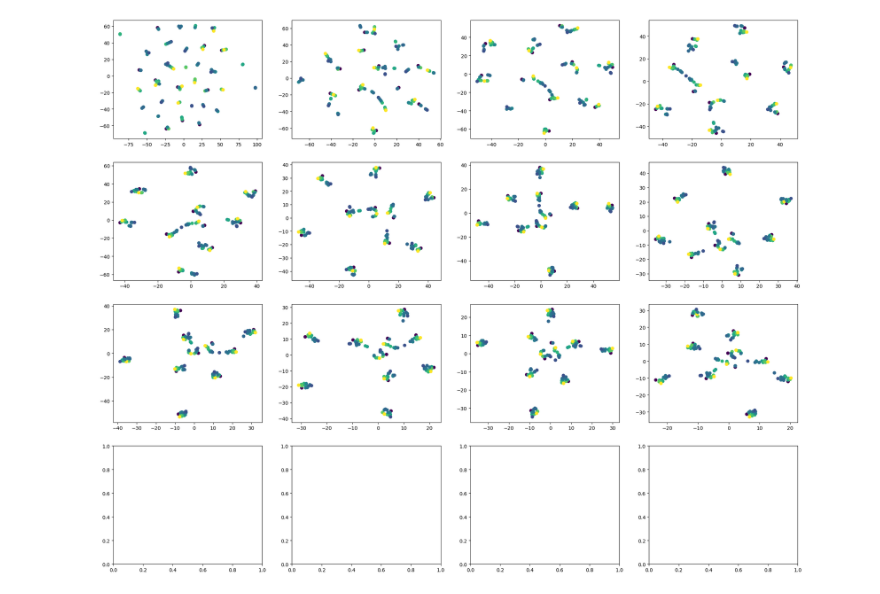
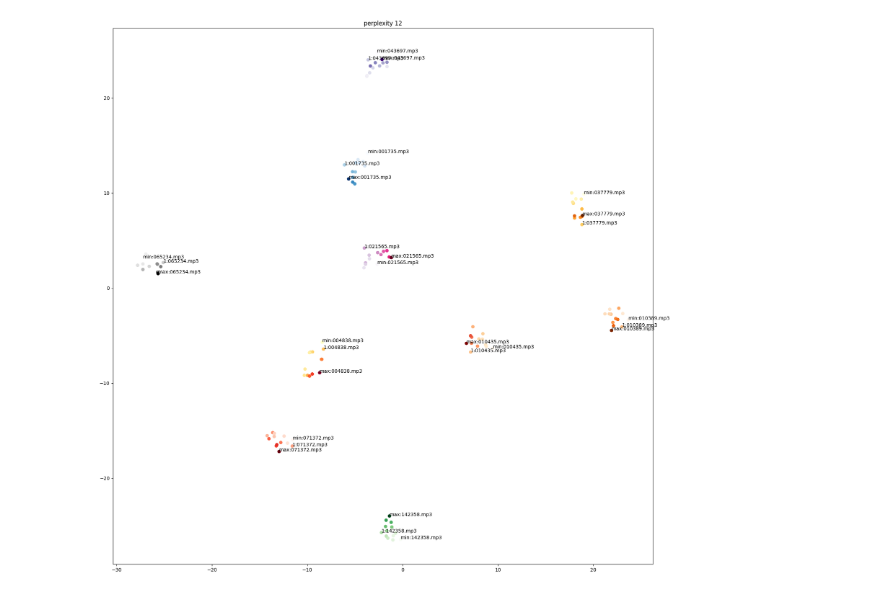
Before and after one commit to pietrocariola/ismir2026, a Jupyter notebook: visualizations.ipynb, the cells around one changed output. Cells and saved outputs as stored; diff of their text form; code cells hidden in the pictures.

```diff
--- a/visualizations.ipynb
+++ b/visualizations.ipynb
@@ -6,4 +6,5 @@ from sklearn.manifold import TSNE
 import matplotlib.pyplot as plt
 import transformations as tf
 # %%
-TRANSF = 'timestretch'
+TRANSF1 = 'pitchshift'
+TRANSF2 = 'timestretch'
@@ -46,52 +122,57 @@ plt.show()
 # %%
-cmap_list = ["Greys", "Purples",
-"Blues", "Greens",
-"Oranges",
-"Reds",
-"YlOrBr",
-"YlOrRd",
-"OrRd",
-"PuRd",
-"RdPu",
-"BuPu",
-"GnBu",
-"PuBu",
-"YlGnBu",
-"PuBuGn",
-"BuGn",]
+df = pd.read_csv("metadata.csv")
+files = df["file"]
+files = list(set(files))
 
-df = pd.read_csv("metadata.csv")
+cmap_list = ['Greys', 'Purples', 'Blues', 'Greens', 'Oranges', 'Reds',
+                      'YlOrBr', 'YlOrRd', 'OrRd', 'PuRd', 'RdPu', 'BuPu',
+                      'GnBu', 'PuBu', 'YlGnBu', 'PuBuGn', 'BuGn', 'YlGn']
 
-files = list(set(df["file"]))
+n_files = 10
+p = 12
 
-fig, axes = plt.subplots(4, 4, figsize=(25,20))
-axes = axes.flatten()
+tsne = TSNE(n_components=2, perplexity=p)
+plt.figure(figsize=(20,20))
 
-for i, p in enumerate(range(1,13)):
-    tsne = TSNE(n_components=2, perplexity=p)
-    embeds = []
-    labels = []
-    tracks = []
-    for c, file in enumerate(files):
-        embeds_id = df[(df["transf"]=="identity") &
-                       (df["file"]==file)]
-        if len(embeds_id==0):
-            embeds.append(np.load(embeds_id["file_embeds_path"].iloc[0])[0])
-            labels.append(0)
-            tracks.append(embeds_id["file"])
-        embeds_df = df[(df["transf"]==TRANSF) &
-                       (df["file"]==file)]
-        for _, row in embeds_df.iterrows():
-            embeds.append(np.load(row["file_embeds_path"])[0])
-            labels.append(float(row["transf_param_name"]))
-            tracks.append(row["file"])
 
-    x = np.vstack(embeds)
-    x2d = tsne.fit_transform(x)
+embeds = []
+labels = []
+tracks = []
 
-    axes[i].scatter(x2d[:,0], x2d[:,1], c=labels)
-    # axes[i].text(x2d[0,0], x2d[0,1], "O")
+for _, file in enumerate(files[:n_files]):
 
+    embeds_id = df[ (df["transf"]=="identity") &
+                (df["file"]==file) ]["file_embeds_path"]
+    if len(embeds_id)==1:
+        embeds.append(np.load(embeds_id.iloc[0])[0])
+        labels.append(1)
+        tracks.append(file)
+    embeds_df = df[ (df["transf"]==TRANSF) &
+                (df["file"]==file)]
+    for _, row in embeds_df.iterrows():
+        embeds.append(np.load(row["file_embeds_path"])[0])
+        labels.append(float(row["transf_param_name"]))
+        tracks.append(row["file"])
+
+x = np.vstack(embeds)
+x2d = tsne.fit_transform(x)
+
+k = -1
+n_tfs = (int)(x2d.shape[0]/n_files)
+
+for j in range(x2d.shape[0]):
+    if labels[j]==1:
+        k += 1
+        plt.scatter(x2d[j:j+n_tfs,0], x2d[j:j+n_tfs,1], c=labels[j:j+n_tfs], cmap=cmap_list[k])
+    if (labels[j]==2):
+        # axes[i-1].text(x2d[j,0], x2d[j,1], labels[j])
+        plt.text(x2d[j,0], x2d[j,1], f"max:{tracks[j]}")
+    if (labels[j]==0.5):
+        plt.text(x2d[j,0], x2d[j,1], f"min:{tracks[j]}")
+    if (labels[j]==1):
+        plt.text(x2d[j,0], x2d[j,1], f"1:{tracks[j]}")
+
+plt.title(f"perplexity {p}")
 plt.show()
 # %% [output]
-[figure, old version]
+[figure, new version]
```
Also changed, not shown: parts of 3 cells of this notebook, 10 other files.
